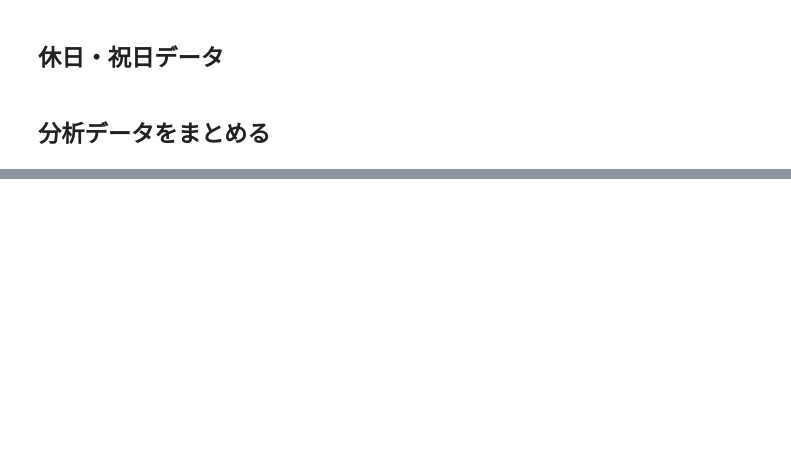
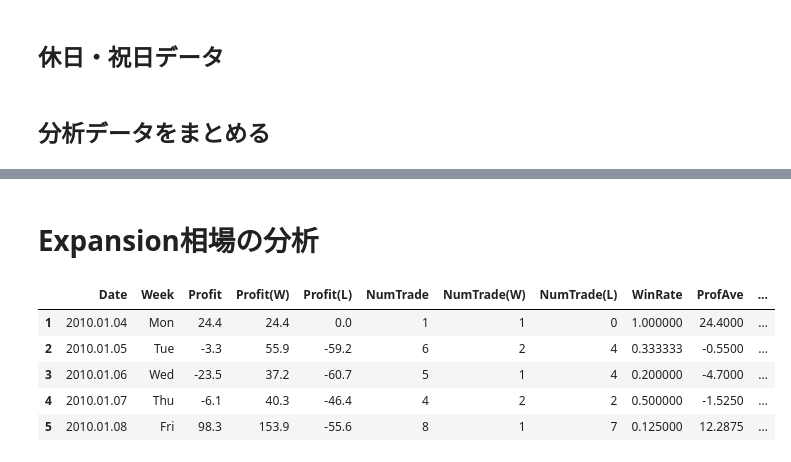
Before and after one commit to Jhosua-a/FXAnalysisData, a Jupyter notebook: MixBollinger.ipynb, the cells around one changed output, grey strips where cells are left out. Cells and saved outputs as stored; diff of their text form; code cells hidden in the pictures; blank space fills up the shorter version.

```diff
--- a/MixBollinger.ipynb
+++ b/MixBollinger.ipynb
@@ -255,0 +306,2 @@ analysdata_df.to_csv('C:/Users/bdffa/OneDrive/FXAnalysisData/analysData_220817.c
+# %% [markdown]
+# Expansion相場の分析
@@ -255,0 +310,9 @@ analysdata_df.to_csv('C:/Users/bdffa/OneDrive/FXAnalysisData/analysData_220817.c
+# %%
+DFAnalysdata_expansion.head()
+# %% [output]
+|  | Date | Week | Profit | Profit(W) | Profit(L) | NumTrade | NumTrade(W) | NumTrade(L) | WinRate | ProfAve | ... |
+| 1 | 2010.01.04 | Mon | 24.4 | 24.4 | 0.0 | 1 | 1 | 0 | 1.000000 | 24.4000 | ... |
+| 2 | 2010.01.05 | Tue | -3.3 | 55.9 | -59.2 | 6 | 2 | 4 | 0.333333 | -0.5500 | ... |
+| 3 | 2010.01.06 | Wed | -23.5 | 37.2 | -60.7 | 5 | 1 | 4 | 0.200000 | -4.7000 | ... |
+| 4 | 2010.01.07 | Thu | -6.1 | 40.3 | -46.4 | 4 | 2 | 2 | 0.500000 | -1.5250 | ... |
+| 5 | 2010.01.08 | Fri | 98.3 | 153.9 | -55.6 | 8 | 1 | 7 | 0.125000 | 12.2875 | ... |
```
Also changed, not shown: parts of 32 cells of this notebook, 1 other file.
